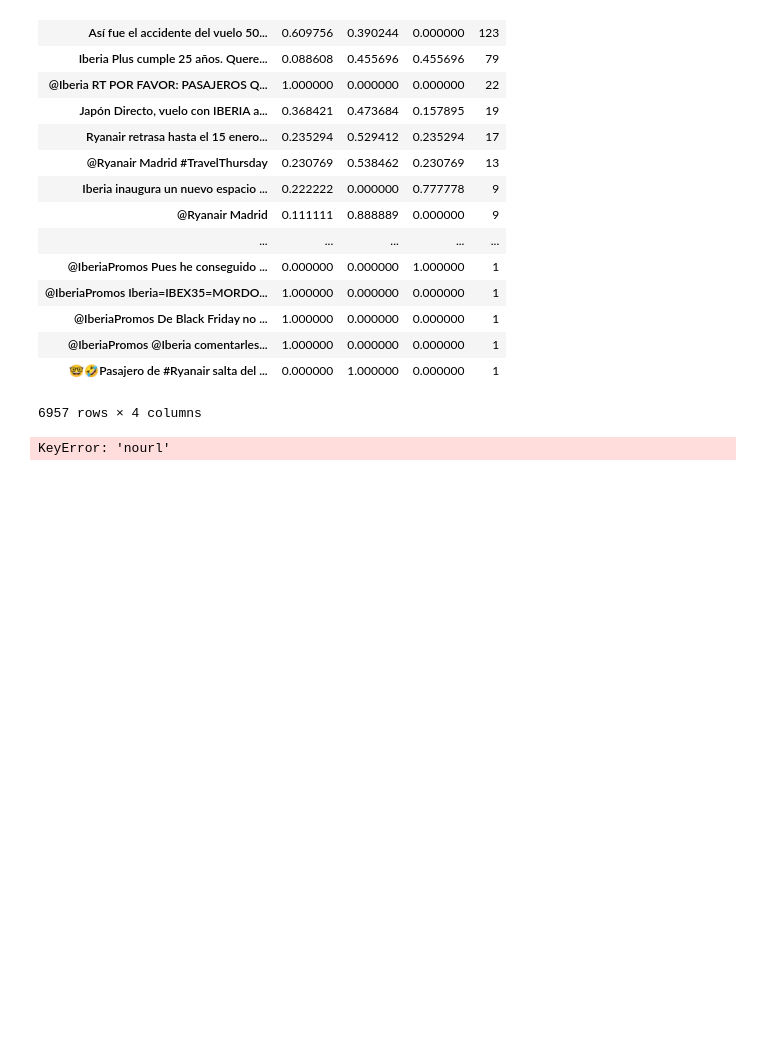
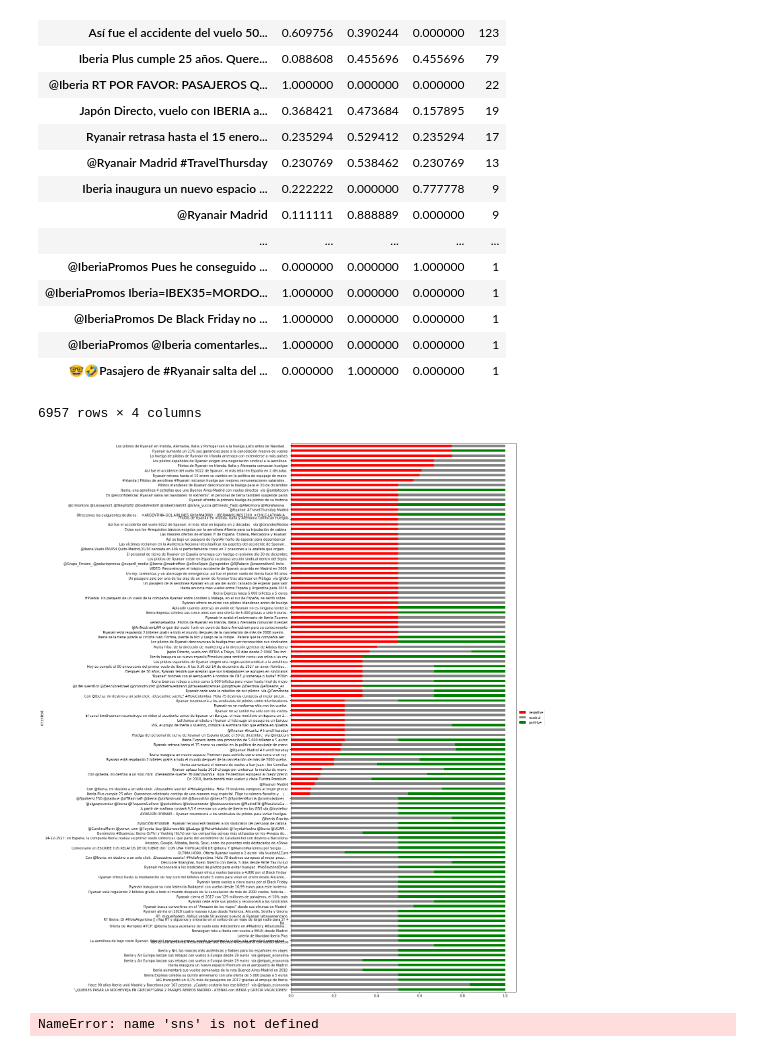
Before and after one commit to alfredcas/Feelings, a Jupyter notebook: Marketing.ipynb, the cells around one changed output. Drawn from its saved outputs; the diff is of its cells as text; code cells hidden in the pictures; blank space fills up the shorter version.

Commit message:
Study of Duplicated Tweets

```diff
--- a/Marketing.ipynb
+++ b/Marketing.ipynb
@@ -122,15 +121,33 @@ sentiment_polls.sort_values('all',ascending=False)
 | @IberiaPromos @Iberia comentarles... | 1.000000 | 0.000000 | 0.000000 | 1 |
 | 🤓🤣Pasajero de #Ryanair salta del ... | 0.000000 | 1.000000 | 0.000000 | 1 |
 6957 rows × 4 columns
-# %%
-# Airline_sentiment for the duplicated tweets
-for i in range(205):
-    tweet = diff_tweets[i]
-    dftweets = df[df['nourl'] == tweet]
-    counts = dftweets['airline_sentiment'].value_counts()/len(dftweets['airline_sentiment'])
-    print(num_occurences[i],':',tweet)
-    print(counts)
-# %% [output]
-KeyError: 'nourl'
+# %%
+# Delete those with 1 occurence or labeled unanonimously with one single sentiment
+conflict = sentiment_polls[(sentiment_polls['positive'] < 1) & (sentiment_polls['negative'] < 1) & (sentiment_polls['neutral'] < 1)]
+conflictsent = conflict.drop(['all'], axis=1)
+conflictsent = conflictsent.sort_values('negative',ascending=True)
+# %%
+# Visualize the data
+
+#plt.scatter(x, y, color=['red')
+#plt.xlabel('Tweet')
+#plt.ylabel('Labeling Percentage')
+
+my_colors = ['r', 'gray', 'g']
+ax = conflictsent.plot(kind='barh',stacked=True, color=my_colors,figsize=(12, 30))
+ax.legend(loc='center left', bbox_to_anchor=(1, 0.5))
+#plt.savefig("Value_Time_Country.png",dpi= 300, bbox_inches='tight')
+plt.show()
+# %% [output]
+[figure, added]
+# %%
+# Lines plot
+ax = conflict.plot(color=[sns.xkcd_rgb["pale red"],
+                      sns.xkcd_rgb["denim blue"],
+                      sns.xkcd_rgb["medium green"]])
+ax.set_ylabel('Number of tweets')
+ax.set_xlabel('Day of the week')
+# %% [output]
+NameError: name 'sns' is not defined
 # %%
 # Delete duplicated tweets
```
Also changed, not shown: parts of 5 cells of this notebook.
